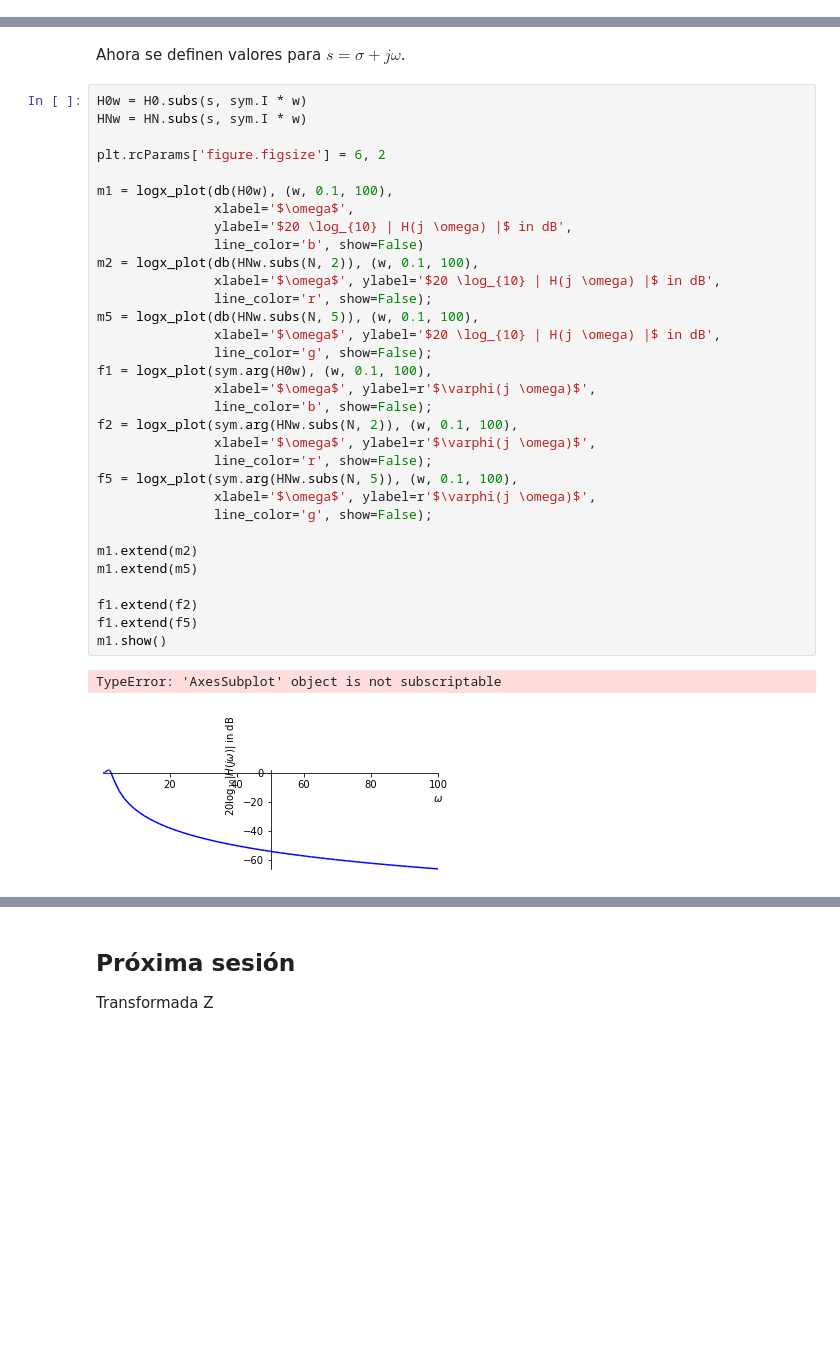
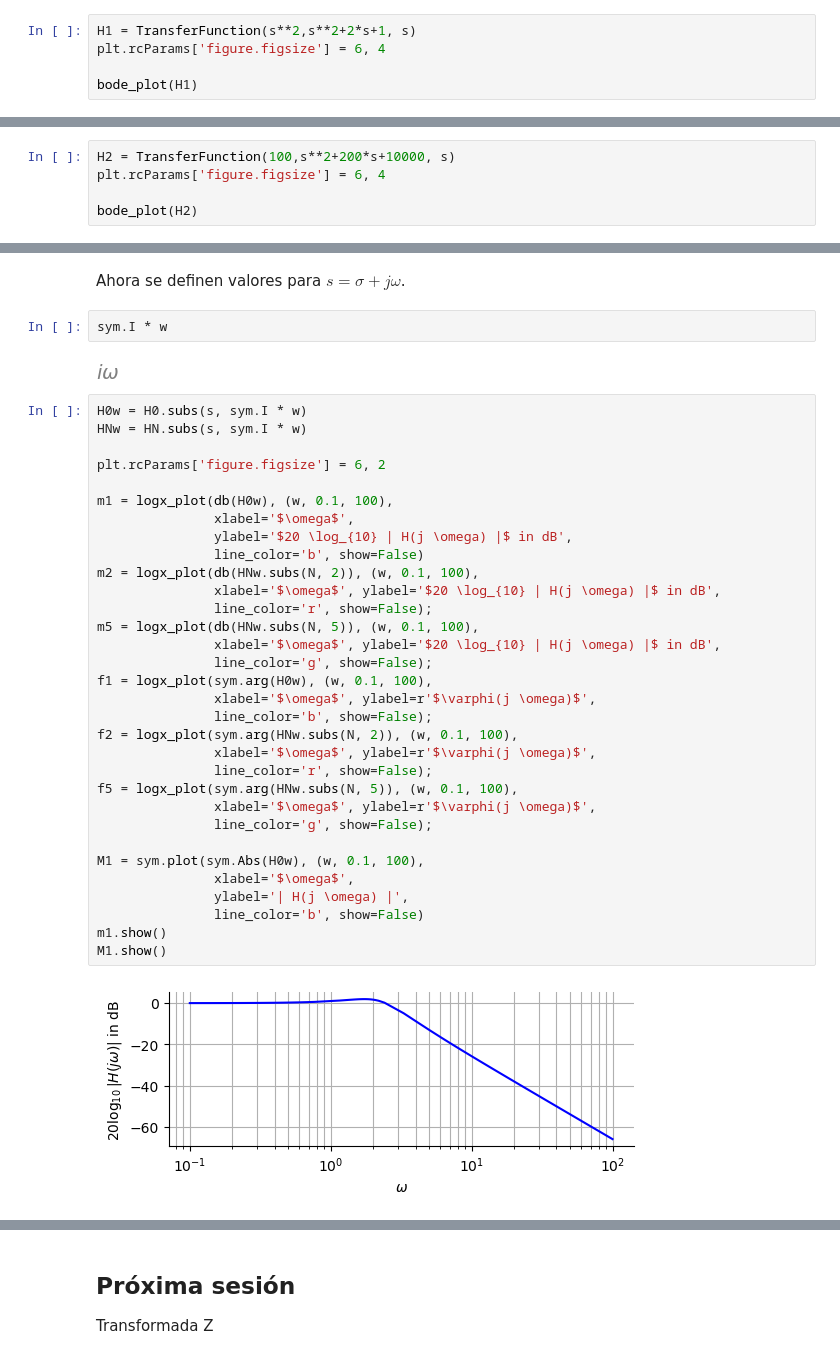
Before and after one commit to pierrediazp/Se-ales_y_Sistemas, a Jupyter notebook: 08_Combinaciones.ipynb, the cells around one changed output, grey strips where cells are left out. Cells and saved outputs as stored; diff of their text form; blank space fills up the shorter version.

```diff
--- a/08_Combinaciones.ipynb
+++ b/08_Combinaciones.ipynb
@@ -22,0 +26,5 @@ def db(x):
+# %%
+H1 = TransferFunction(s**2,s**2+2*s+1, s)
+plt.rcParams['figure.figsize'] = 6, 4
+
+bode_plot(H1)
@@ -22,0 +33,5 @@ def db(x):
+# %%
+H2 = TransferFunction(100,s**2+200*s+10000, s)
+plt.rcParams['figure.figsize'] = 6, 4
+
+bode_plot(H2)
@@ -90,37 +111,40 @@ HN
 # %% [markdown]
 Ahora se definen valores para $s = \sigma + j \omega$.
+# %%
+sym.I * w
+# %% [output]
+[figure, added]
 # %%
 H0w = H0.subs(s, sym.I * w)
 HNw = HN.subs(s, sym.I * w)
 
 plt.rcParams['figure.figsize'] = 6, 2
 
 m1 = logx_plot(db(H0w), (w, 0.1, 100),
                xlabel='$\omega$',
                ylabel='$20 \log_{10} | H(j \omega) |$ in dB',
                line_color='b', show=False)
 m2 = logx_plot(db(HNw.subs(N, 2)), (w, 0.1, 100),
                xlabel='$\omega$', ylabel='$20 \log_{10} | H(j \omega) |$ in dB',
                line_color='r', show=False);
 m5 = logx_plot(db(HNw.subs(N, 5)), (w, 0.1, 100),
                xlabel='$\omega$', ylabel='$20 \log_{10} | H(j \omega) |$ in dB',
                line_color='g', show=False);
 f1 = logx_plot(sym.arg(H0w), (w, 0.1, 100),
                xlabel='$\omega$', ylabel=r'$\varphi(j \omega)$',
                line_color='b', show=False);
 f2 = logx_plot(sym.arg(HNw.subs(N, 2)), (w, 0.1, 100),
                xlabel='$\omega$', ylabel=r'$\varphi(j \omega)$',
                line_color='r', show=False);
 f5 = logx_plot(sym.arg(HNw.subs(N, 5)), (w, 0.1, 100),
                xlabel='$\omega$', ylabel=r'$\varphi(j \omega)$',
                line_color='g', show=False);
 
-m1.extend(m2)
-m1.extend(m5)
-
-f1.extend(f2)
-f1.extend(f5)
+M1 = sym.plot(sym.Abs(H0w), (w, 0.1, 100),
+               xlabel='$\omega$',
+               ylabel='| H(j \omega) |',
+               line_color='b', show=False)
 m1.show()
+M1.show()
 # %% [output]
-TypeError: 'AxesSubplot' object is not subscriptable
-[figure, old version]
+[figure, new version]
```
Also changed, not shown: parts of 10 cells of this notebook, 2 other files.
